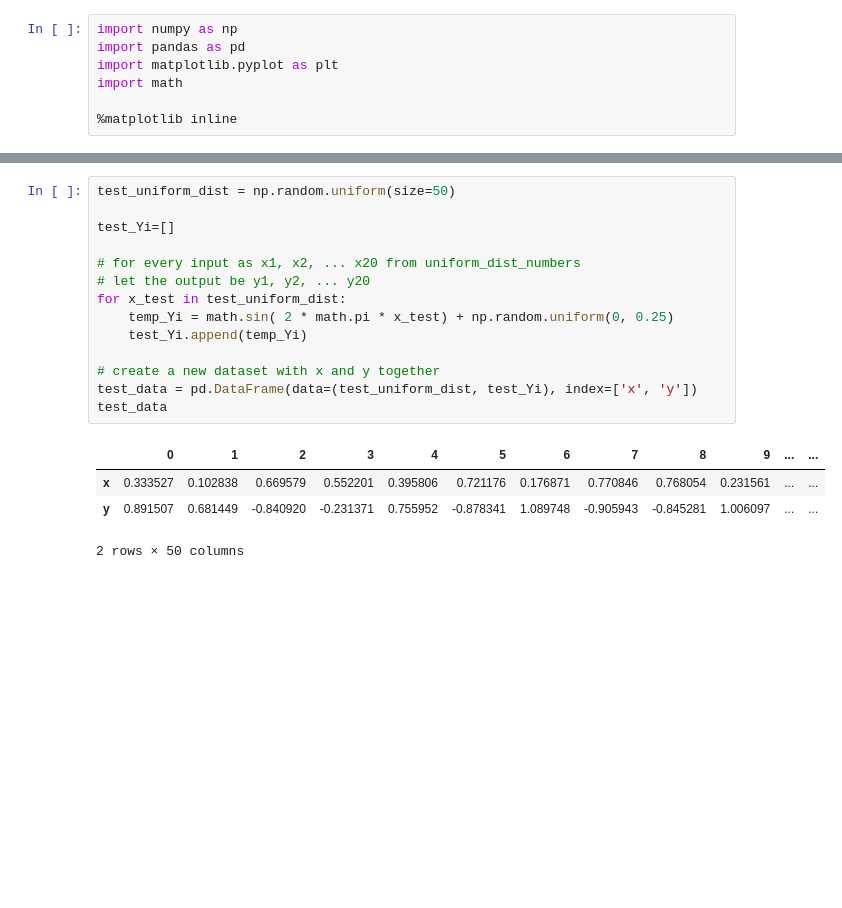
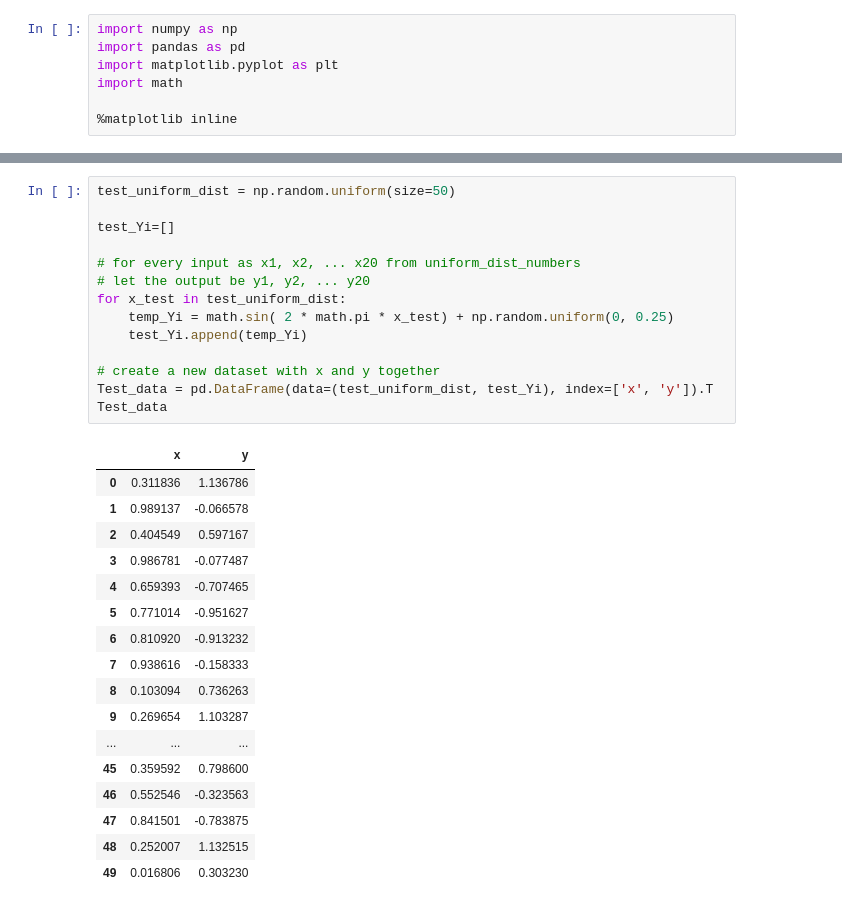
Before and after one commit to Rohanjos97/machine-learning-assignments, a Jupyter notebook: Assignment1.ipynb, the cells around one changed output, grey strips where cells are left out. Saved outputs shown, nothing was run; the diff lists cells and outputs as text; blank space fills up the shorter version.

```diff
--- a/Assignment1.ipynb
+++ b/Assignment1.ipynb
@@ -40,19 +56,32 @@ dist_data
 # %%
 test_uniform_dist = np.random.uniform(size=50)
 
 test_Yi=[]
 
 # for every input as x1, x2, ... x20 from uniform_dist_numbers
 # let the output be y1, y2, ... y20
 for x_test in test_uniform_dist:
     temp_Yi = math.sin( 2 * math.pi * x_test) + np.random.uniform(0, 0.25)
     test_Yi.append(temp_Yi)
 
 # create a new dataset with x and y together
-test_data = pd.DataFrame(data=(test_uniform_dist, test_Yi), index=['x', 'y'])
-test_data
+Test_data = pd.DataFrame(data=(test_uniform_dist, test_Yi), index=['x', 'y']).T
+Test_data
 # %% [output]
-|  | 0 | 1 | 2 | 3 | 4 | 5 | 6 | 7 | 8 | 9 | ... | ... |
-| x | 0.333527 | 0.102838 | 0.669579 | 0.552201 | 0.395806 | 0.721176 | 0.176871 | 0.770846 | 0.768054 | 0.231561 | ... | ... |
-| y | 0.891507 | 0.681449 | -0.840920 | -0.231371 | 0.755952 | -0.878341 | 1.089748 | -0.905943 | -0.845281 | 1.006097 | ... | ... |
+|  | x | y |
+| 0 | 0.311836 | 1.136786 |
+| 1 | 0.989137 | -0.066578 |
+| 2 | 0.404549 | 0.597167 |
+| 3 | 0.986781 | -0.077487 |
+| 4 | 0.659393 | -0.707465 |
+| 5 | 0.771014 | -0.951627 |
+| 6 | 0.810920 | -0.913232 |
+| 7 | 0.938616 | -0.158333 |
+| 8 | 0.103094 | 0.736263 |
+| 9 | 0.269654 | 1.103287 |
+| ... | ... | ... |
+| 45 | 0.359592 | 0.798600 |
+| 46 | 0.552546 | -0.323563 |
+| 47 | 0.841501 | -0.783875 |
+| 48 | 0.252007 | 1.132515 |
+| 49 | 0.016806 | 0.303230 |
-2 rows × 50 columns
```
Also changed, not shown: parts of 65 cells of this notebook.
